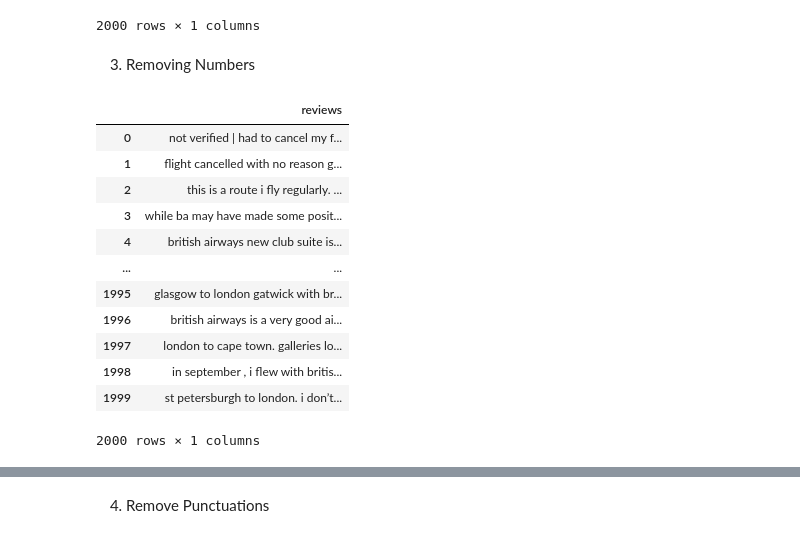
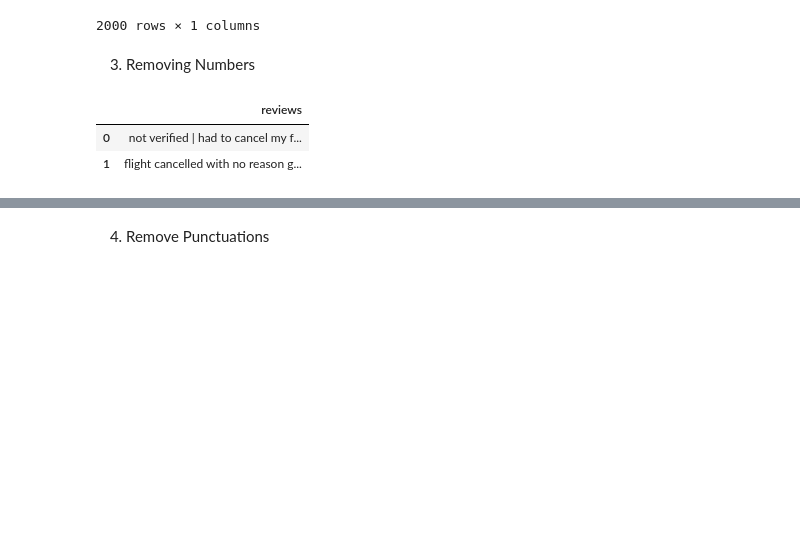
Before and after one commit to qemhal14/british-airways-analysis-prediction, a Jupyter notebook: BA Sentiment Analysis and Prediction Model.ipynb, the cells around one changed output, grey strips where cells are left out. Cells and saved outputs as stored; diff of their text form; code cells hidden in the pictures; blank space fills up the shorter version.

```diff
--- a/BA Sentiment Analysis and Prediction Model.ipynb
+++ b/BA Sentiment Analysis and Prediction Model.ipynb
@@ -337,18 +337,8 @@ def remove_numbers(text):
 # %%
 # Applying to the DF
 df['reviews'] = df['reviews'].apply(remove_numbers)
-df
+df.head(2)
 # %% [output]
 |  | reviews |
 | 0 | not verified | had to cancel my f... |
 | 1 | flight cancelled with no reason g... |
-| 2 | this is a route i fly regularly. ... |
-| 3 | while ba may have made some posit... |
-| 4 | british airways new club suite is... |
-| ... | ... |
-| 1995 | glasgow to london gatwick with br... |
-| 1996 | british airways is a very good ai... |
-| 1997 | london to cape town. galleries lo... |
-| 1998 | in september , i flew with britis... |
-| 1999 | st petersburgh to london. i don’t... |
-2000 rows × 1 columns
```
Also changed, not shown: parts of 10 cells of this notebook.
